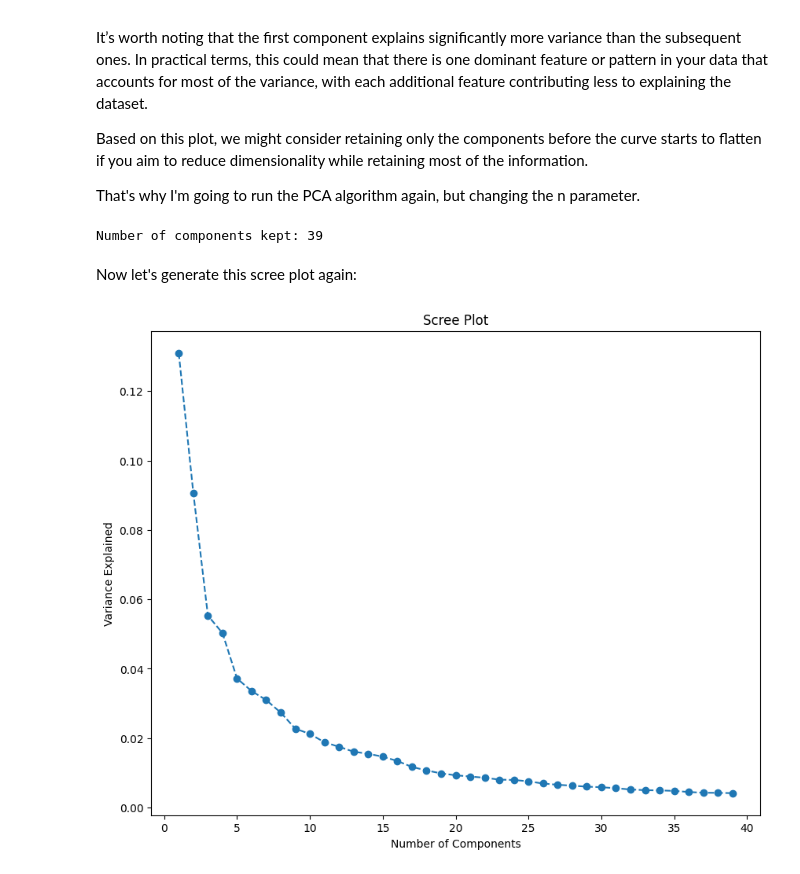
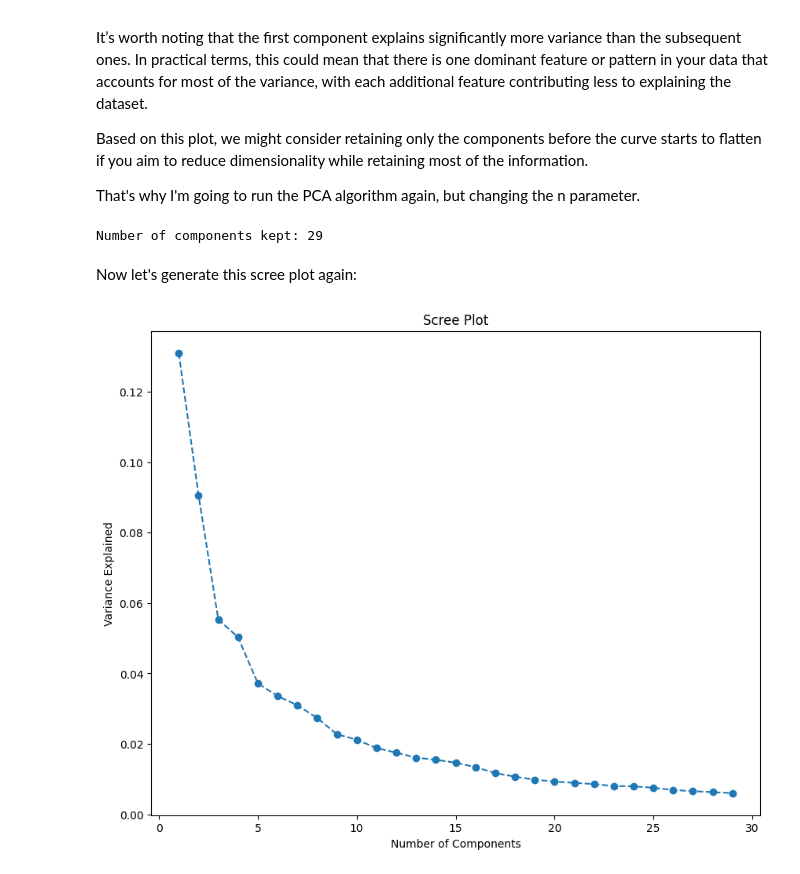
Before and after one commit to dantasl/machine-learning-dimap, a Jupyter notebook: machine-learning-dimap.ipynb, the cells around one changed output. Cells and saved outputs as stored; diff of their text form; code cells hidden in the pictures.

```diff
--- a/machine-learning-dimap.ipynb
+++ b/machine-learning-dimap.ipynb
@@ -269,20 +257,20 @@ Based on this plot, we might consider retaining only the components before the c
 
 That's why I'm going to run the PCA algorithm again, but changing the n parameter.
 # %%
-pca_round_two = PCA(n_components=0.75)
+pca_round_two = PCA(n_components=0.70)
 sentiments_pca = pca_round_two.fit_transform(sentiments_features_scaled)
 
 print(f"Number of components kept: {pca_round_two.n_components_}")
 # %% [output]
-Number of components kept: 39
+Number of components kept: 29
 # %% [markdown]
 Now let's generate this scree plot again:
 # %%
 plt.figure(figsize=(10, 8))
-plt.plot(range(1, 40), pca_round_two.explained_variance_ratio_, marker='o', linestyle='--')
+plt.plot(range(1, 30), pca_round_two.explained_variance_ratio_, marker='o', linestyle='--')
 plt.title('Scree Plot')
 plt.xlabel('Number of Components')
 plt.ylabel('Variance Explained')
 plt.show()
 # %% [output]
-[figure, old version]
+[figure, new version]
```
Also changed, not shown: parts of 9 cells of this notebook.
